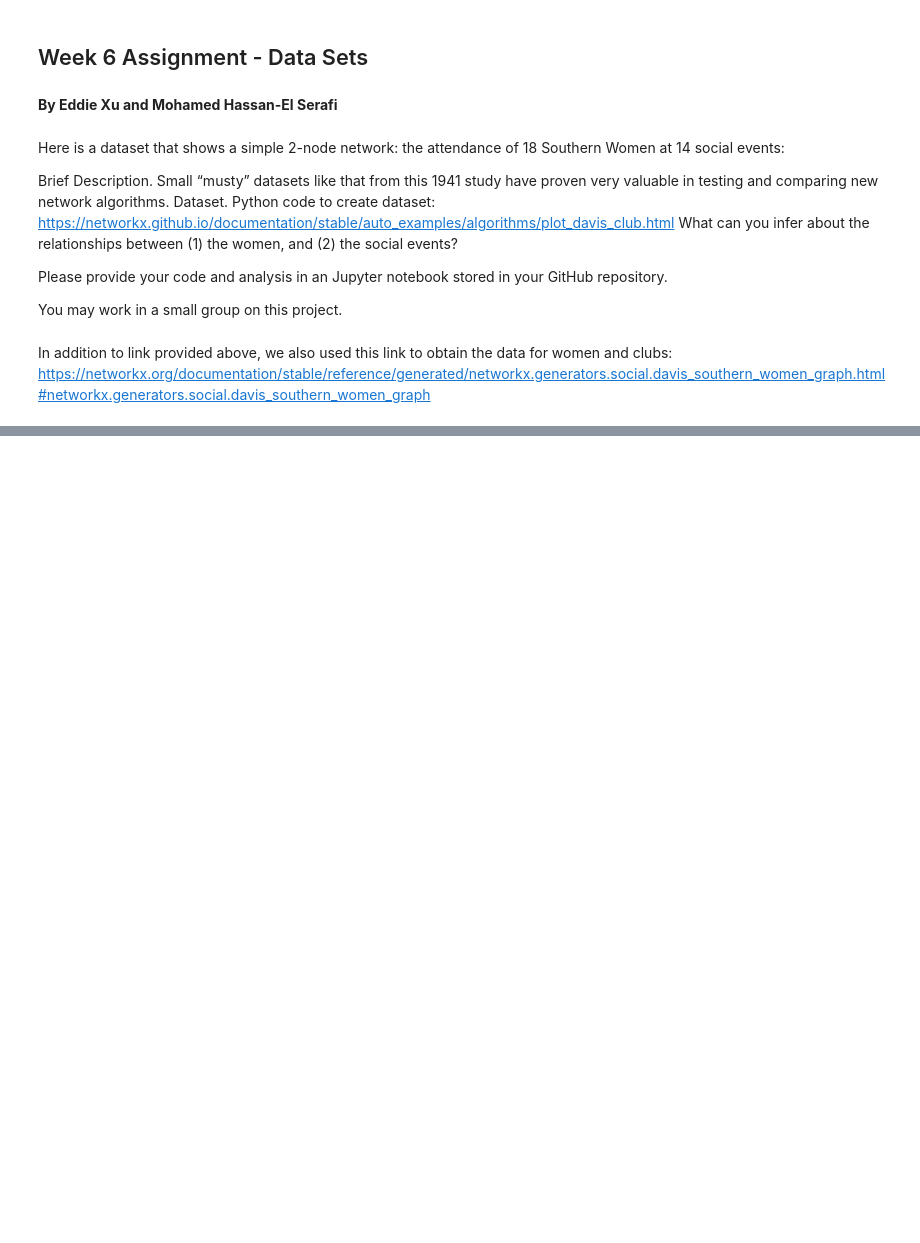
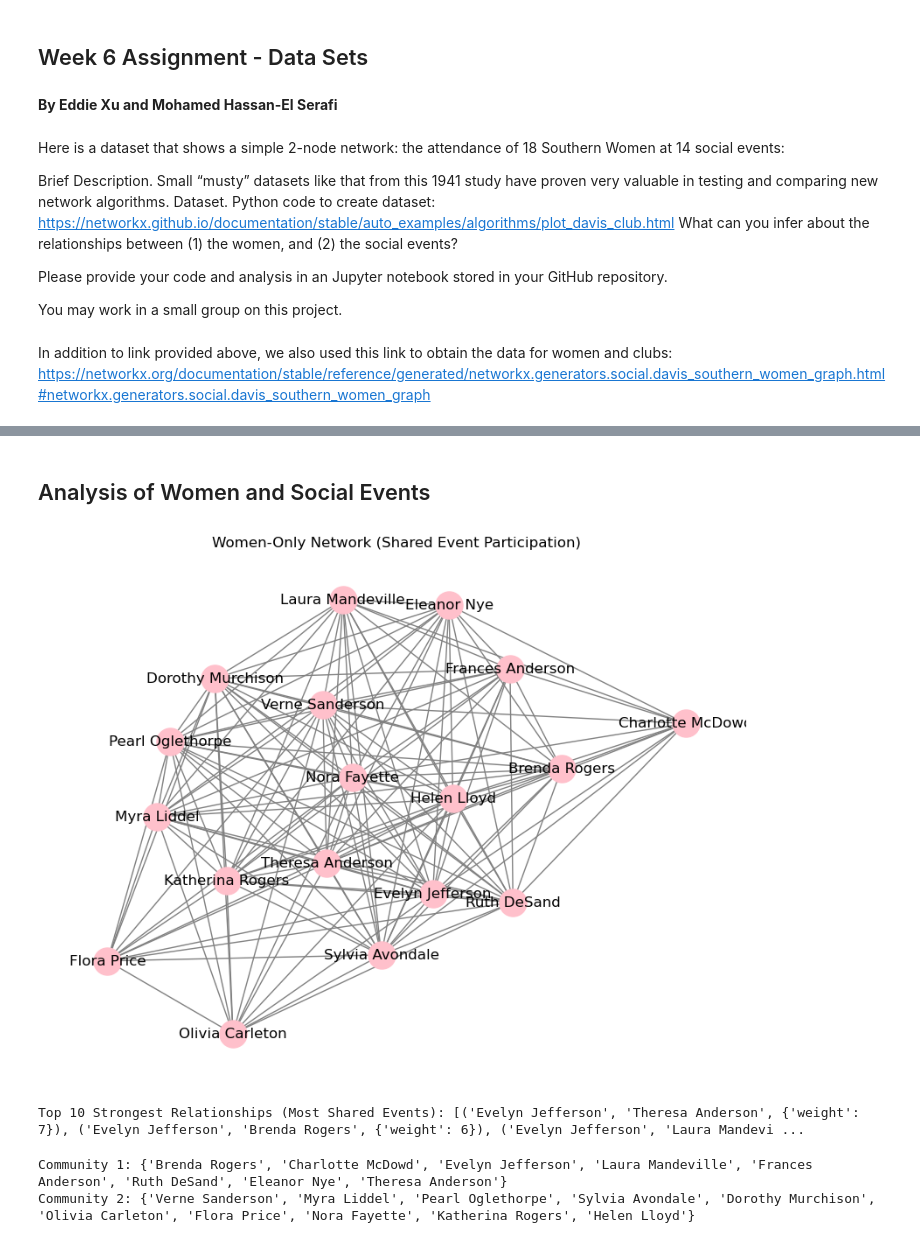
Before and after one commit to moham6839/Data_620_Web_Analytics, a Jupyter notebook: Week_6_Assignment/Week 6 Assignment - Data Sets.ipynb, the cells around one changed output, grey strips where cells are left out. Saved outputs shown, nothing was run; the diff lists cells and outputs as text; code cells hidden in the pictures; blank space fills up the shorter version.

```diff
--- a/Week_6_Assignment/Week 6 Assignment - Data Sets.ipynb
+++ b/Week_6_Assignment/Week 6 Assignment - Data Sets.ipynb
@@ -176,0 +277,39 @@ G.graph
+# %% [markdown]
+## Analysis of Women and Social Events
+# %%
+# Project a women-only network based on shared event participation
+women_graph = nx.bipartite.projected_graph(G, women)
+
+# Draw the projected women-only network
+plt.figure(figsize=(8, 6))
+nx.draw(women_graph, with_labels=True, node_color="pink", edge_color="gray", node_size=500)
+plt.title("Women-Only Network (Shared Event Participation)")
+plt.show()
+# %% [output]
+[figure, added]
+# %%
+# Get edge weights (number of shared events)
+for u, v, data in women_graph.edges(data=True):
+    data["weight"] = len(set(G[u]) & set(G[v]))  # Count common events
+
+# Find strongest connections (most shared events)
+strongest_connections = sorted(women_graph.edges(data=True), key=lambda x: x[2]["weight"], reverse=True)
+print("Top 10 Strongest Relationships (Most Shared Events):", strongest_connections[:10])
+# %% [output]
+Top 10 Strongest Relationships (Most Shared Events): [('Evelyn Jefferson', 'Theresa Anderson', {'weight': 7}), ('Evelyn Jefferson', 'Brenda Rogers', {'weight': 6}), ('Evelyn Jefferson', 'Laura Mandevi ...
+# %%
+# Apply Louvain community detection
+communities = list(nx_comm.louvain_communities(women_graph, seed=42))
+
+# Assign community labels
+community_map = {}
+for i, community in enumerate(communities):
+    for person in community:
+        community_map[person] = i
+
+# Print detected communities
+for i, community in enumerate(communities):
+    print(f"Community {i+1}: {community}")
+# %% [output]
+Community 1: {'Brenda Rogers', 'Charlotte McDowd', 'Evelyn Jefferson', 'Laura Mandeville', 'Frances Anderson', 'Ruth DeSand', 'Eleanor Nye', 'Theresa Anderson'}
+Community 2: {'Verne Sanderson', 'Myra Liddel', 'Pearl Oglethorpe', 'Sylvia Avondale', 'Dorothy Murchison', 'Olivia Carleton', 'Flora Price', 'Nora Fayette', 'Katherina Rogers', 'Helen Lloyd'}
```
Also changed, not shown: parts of 51 cells of this notebook.
